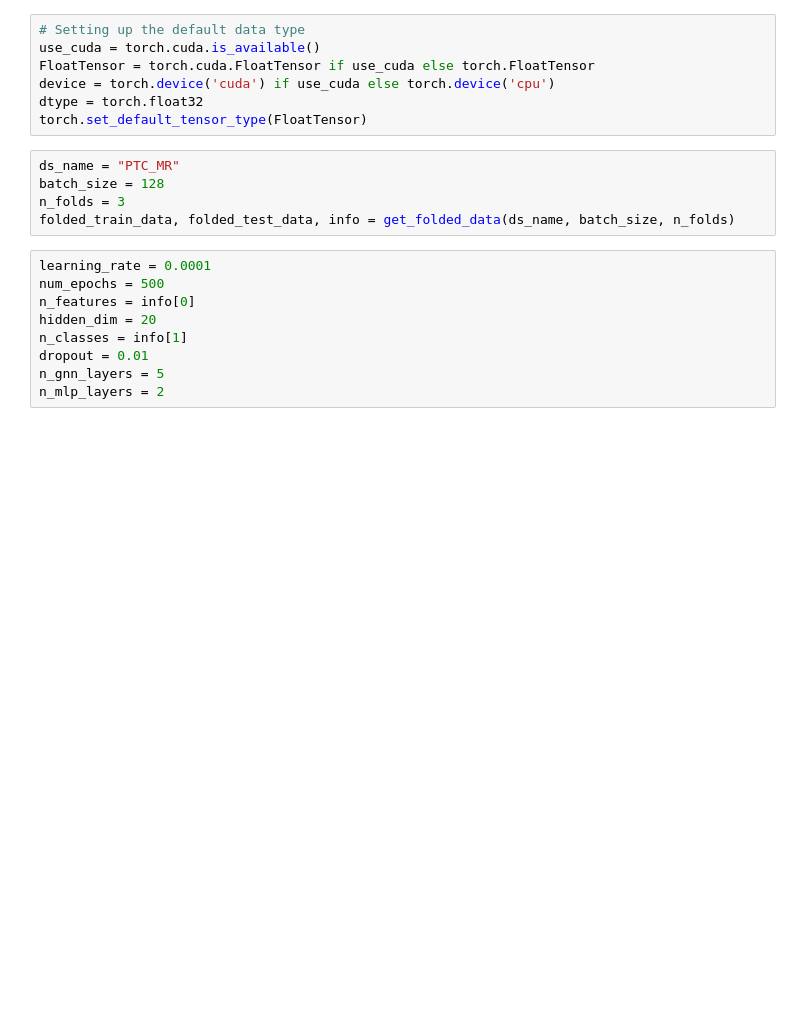
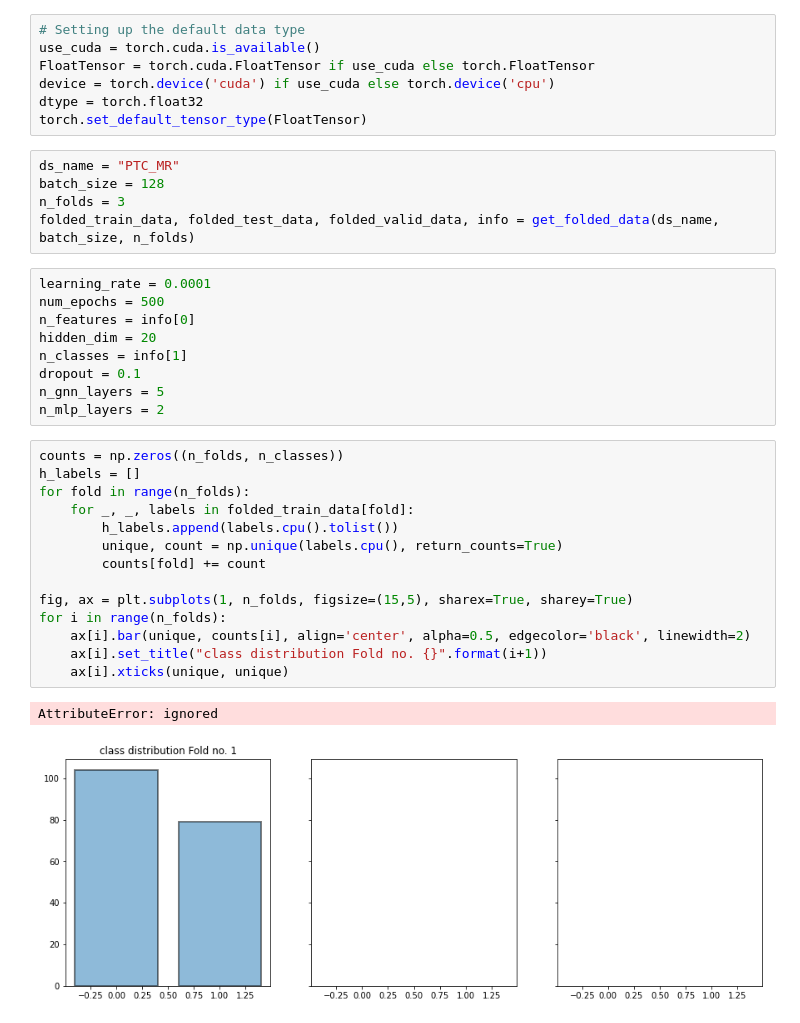
Before and after one commit to theatamna/PFE, a Jupyter notebook: GIN_TEST.ipynb, the cells around one changed output. Cells and saved outputs as stored; diff of their text form; blank space fills up the shorter version.

```diff
--- a/GIN_TEST.ipynb
+++ b/GIN_TEST.ipynb
@@ -26,15 +30,32 @@ torch.set_default_tensor_type(FloatTensor)
 ds_name = "PTC_MR"
 batch_size = 128
 n_folds = 3
-folded_train_data, folded_test_data, info = get_folded_data(ds_name, batch_size, n_folds)
+folded_train_data, folded_test_data, folded_valid_data, info = get_folded_data(ds_name, batch_size, n_folds)
 # %%
 learning_rate = 0.0001
 num_epochs = 500
 n_features = info[0]
 hidden_dim = 20
 n_classes = info[1]
-dropout = 0.01
+dropout = 0.1
 n_gnn_layers = 5
 n_mlp_layers = 2
+# %%
+counts = np.zeros((n_folds, n_classes))
+h_labels = []
+for fold in range(n_folds):
+    for _, _, labels in folded_train_data[fold]:
+        h_labels.append(labels.cpu().tolist())
+        unique, count = np.unique(labels.cpu(), return_counts=True)
+        counts[fold] += count
+
+fig, ax = plt.subplots(1, n_folds, figsize=(15,5), sharex=True, sharey=True)
+for i in range(n_folds):
+    ax[i].bar(unique, counts[i], align='center', alpha=0.5, edgecolor='black', linewidth=2)
+    ax[i].set_title("class distribution Fold no. {}".format(i+1))
+    ax[i].xticks(unique, unique)
+# %% [output]
+AttributeError: ignored
+[figure, added]
 # %%
 model = GIN(n_gnn_layers, n_mlp_layers, input_dim=n_features, hidden_dim=hidden_dim,
```
Also changed, not shown: parts of 4 cells of this notebook, 1 other file.
